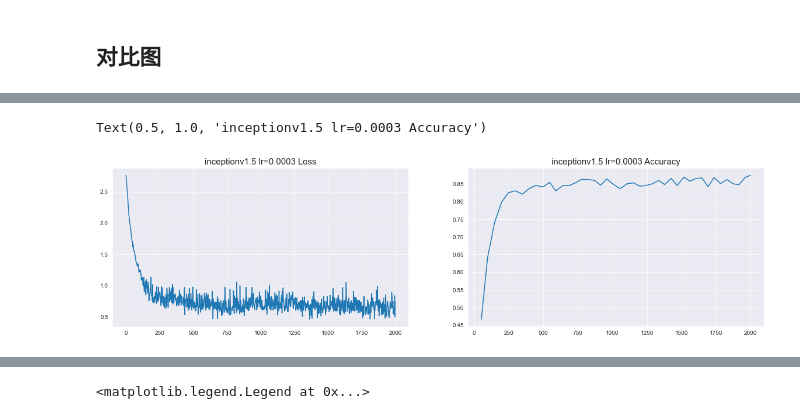
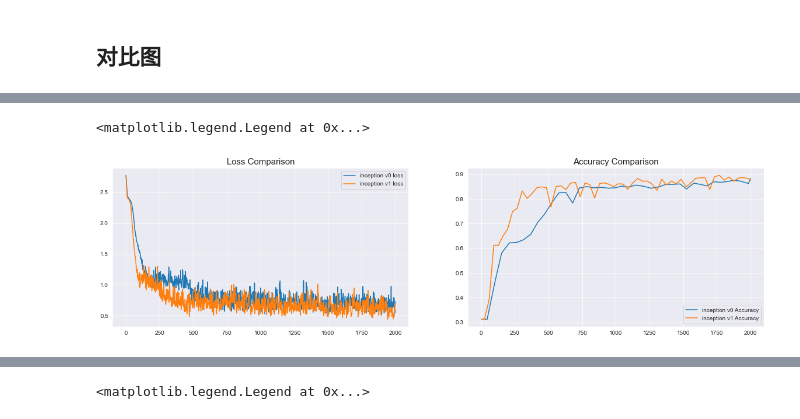
Before and after one commit to LittleQili/CS473, a Jupyter notebook: tfgraphics/output/proc_data.ipynb, the cells around one changed output, grey strips where cells are left out. Drawn from its saved outputs; the diff is of its cells as text; code cells hidden in the pictures.

```diff
--- a/tfgraphics/output/proc_data.ipynb
+++ b/tfgraphics/output/proc_data.ipynb
@@ -256,0 +461,29 @@ Text(0.5, 1.0, 'inceptionv1.5 Accuracy')
+# %%
+loss_epoch_inc1_6 = []
+loss_val_inc1_6 = []
+eval_epoch_inc1_6 = []
+eval_val_inc1_6 = []
+with open("inceptionv1.6.txt", "r") as fres:  # 打开文件
+    readdata = fres.read()  # 读取文件
+    # print(readdata)
+# type(readdata)
+linedata = readdata.split('\n')
+for line in linedata:
+    # print("one line: ",line)
+    if line.find('INFO:tensorflow:loss = ') != -1:
+        tmplossline = line.replace('INFO:tensorflow:loss = ','')
+        tmplossline = tmplossline.replace(' step = ','')
+        tmplossline = tmplossline.replace(' (',',')
+        tmplossline = tmplossline.replace(' sec)','')
+        numlist = tmplossline.split(',')
+        loss_val_inc1_6.append(float(numlist[0]))
+        loss_epoch_inc1_6.append(float(numlist[1]))
+        # INFO:tensorflow:Saving dict for global step
+    if line.find('INFO:tensorflow:Saving dict for global step ') != -1:
+        tmplossline = line.replace('INFO:tensorflow:Saving dict for global step ','')
+        tmplossline = tmplossline.replace(': accuracy = ',',')
+        numlist = tmplossline.split(',')
+        eval_epoch_inc1_6.append(float(numlist[0]))
+        eval_val_inc1_6.append(float(numlist[1]))
+# print(eval_epoch)
+# eval_val
@@ -317,11 +771,15 @@ for line in linedata:
 # %%
 sns.set_style("darkgrid")
 fig, ax = plt.subplots(1,2,figsize=(20,5))
 
-ax[0].plot(loss_epoch_inc1_5_lr3,loss_val_inc1_5_lr3)
-ax[0].set_title("inceptionv1.5 lr=0.0003 Loss",fontsize=15)
-ax[1].plot(eval_epoch_inc1_5_lr3,eval_val_inc1_5_lr3)
-ax[1].set_title("inceptionv1.5 lr=0.0003 Accuracy",fontsize=15)
+ax[0].plot(loss_epoch_inc0,loss_val_inc0,label="inception v0 loss")
+ax[0].plot(loss_epoch_inc1_6,loss_val_inc1_6,label="inception v1 loss")
+ax[0].set_title("Loss Comparison",fontsize=15)
+ax[1].plot(eval_epoch_inc0,eval_val_inc0,label="inception v0 Accuracy")
+ax[1].plot(eval_epoch_inc1_6,eval_val_inc1_6,label="inception v1 Accuracy")
+ax[1].set_title("Accuracy Comparison",fontsize=15)
+ax[0].legend()
+ax[1].legend()
 # %% [output]
-Text(0.5, 1.0, 'inceptionv1.5 lr=0.0003 Accuracy')
+<matplotlib.legend.Legend at 0x...>
-[figure, old version]
+[figure, new version]
```
Also changed, not shown: parts of 45 cells of this notebook, 1 other file.
